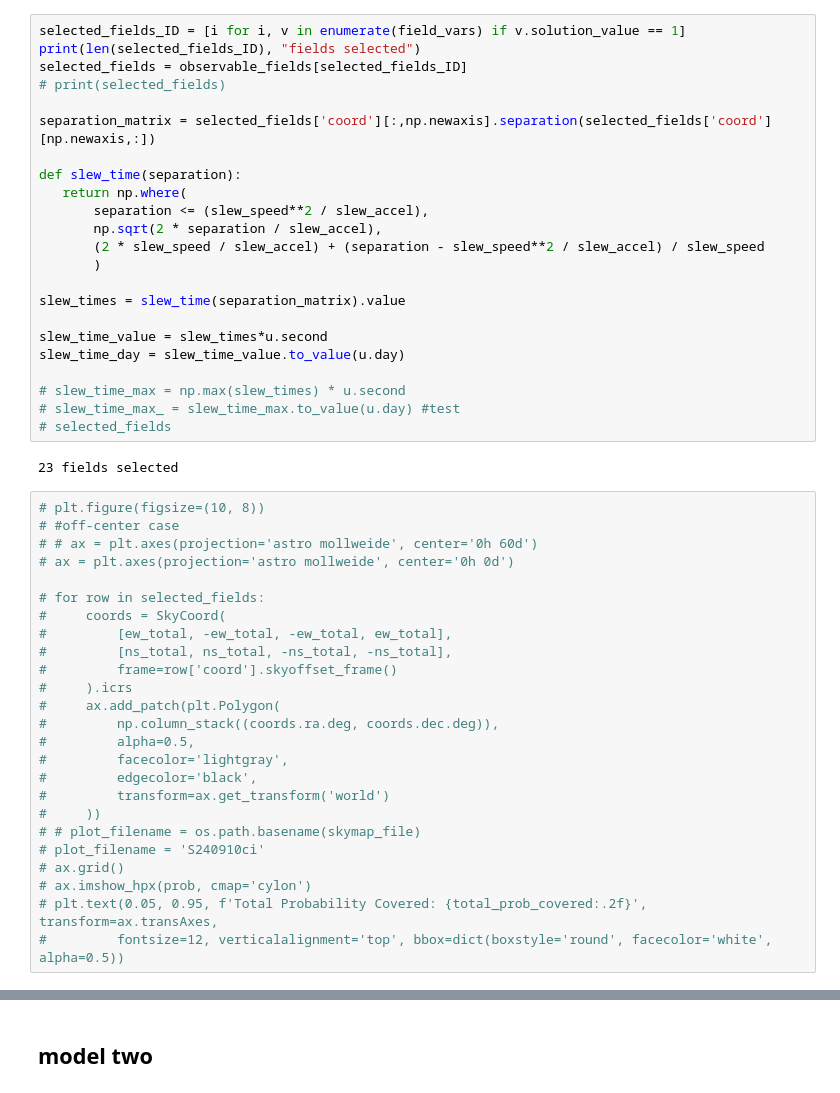
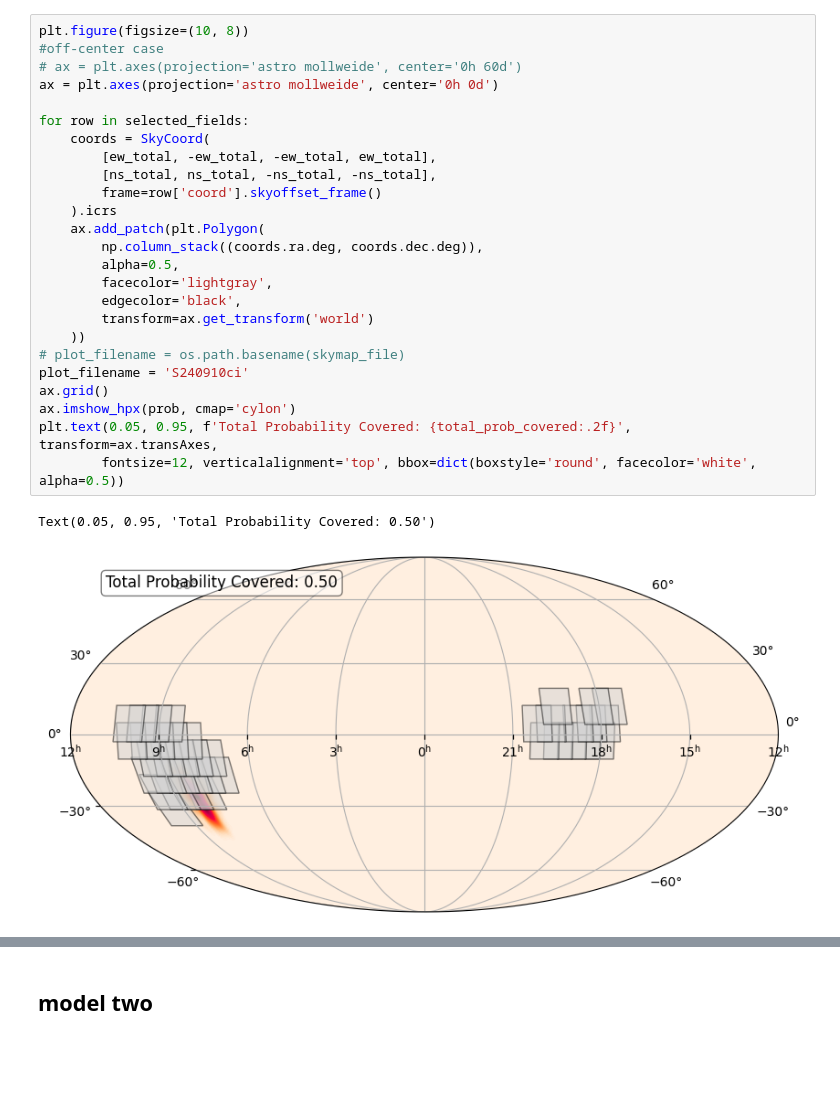
Before and after one commit to Yogesh-wagha/MILP_scheduler, a Jupyter notebook: MILP_scheduler_lexico.ipynb, the cells around one changed output, grey strips where cells are left out. Drawn from its saved outputs; the diff is of its cells as text; blank space fills up the shorter version.

```diff
--- a/MILP_scheduler_lexico.ipynb
+++ b/MILP_scheduler_lexico.ipynb
@@ -231,50 +231,28 @@ Total probability covered: 0.5768294449830063
-# %%
-selected_fields_ID = [i for i, v in enumerate(field_vars) if v.solution_value == 1]
-print(len(selected_fields_ID), "fields selected")
-selected_fields = observable_fields[selected_fields_ID]
-# print(selected_fields)
-
-separation_matrix = selected_fields['coord'][:,np.newaxis].separation(selected_fields['coord'][np.newaxis,:])
-
-def slew_time(separation):
-   return np.where(
-       separation <= (slew_speed**2 / slew_accel),
-       np.sqrt(2 * separation / slew_accel),
-       (2 * slew_speed / slew_accel) + (separation - slew_speed**2 / slew_accel) / slew_speed
-       )
-
-slew_times = slew_time(separation_matrix).value
-
-slew_time_value = slew_times*u.second
-slew_time_day = slew_time_value.to_value(u.day)
-
-# slew_time_max = np.max(slew_times) * u.second
-# slew_time_max_ = slew_time_max.to_value(u.day) #test
-# selected_fields
-# %% [output]
-23 fields selected
 # %%
-# plt.figure(figsize=(10, 8))
-# #off-center case
-# # ax = plt.axes(projection='astro mollweide', center='0h 60d')
-# ax = plt.axes(projection='astro mollweide', center='0h 0d')
+plt.figure(figsize=(10, 8))
+#off-center case
+# ax = plt.axes(projection='astro mollweide', center='0h 60d')
+ax = plt.axes(projection='astro mollweide', center='0h 0d')
 
-# for row in selected_fields:
-#     coords = SkyCoord(
-#         [ew_total, -ew_total, -ew_total, ew_total],
-#         [ns_total, ns_total, -ns_total, -ns_total],
-#         frame=row['coord'].skyoffset_frame()
-#     ).icrs
-#     ax.add_patch(plt.Polygon(
-#         np.column_stack((coords.ra.deg, coords.dec.deg)),
-#         alpha=0.5,
-#         facecolor='lightgray',
-#         edgecolor='black',
-#         transform=ax.get_transform('world')
-#     ))
-# # plot_filename = os.path.basename(skymap_file)
-# plot_filename = 'S240910ci'
-# ax.grid()
-# ax.imshow_hpx(prob, cmap='cylon')
-# plt.text(0.05, 0.95, f'Total Probability Covered: {total_prob_covered:.2f}', transform=ax.transAxes,
-#         fontsize=12, verticalalignment='top', bbox=dict(boxstyle='round', facecolor='white', alpha=0.5))
+for row in selected_fields:
+    coords = SkyCoord(
+        [ew_total, -ew_total, -ew_total, ew_total],
+        [ns_total, ns_total, -ns_total, -ns_total],
+        frame=row['coord'].skyoffset_frame()
+    ).icrs
+    ax.add_patch(plt.Polygon(
+        np.column_stack((coords.ra.deg, coords.dec.deg)),
+        alpha=0.5,
+        facecolor='lightgray',
+        edgecolor='black',
+        transform=ax.get_transform('world')
+    ))
+# plot_filename = os.path.basename(skymap_file)
+plot_filename = 'S240910ci'
+ax.grid()
+ax.imshow_hpx(prob, cmap='cylon')
+plt.text(0.05, 0.95, f'Total Probability Covered: {total_prob_covered:.2f}', transform=ax.transAxes,
+        fontsize=12, verticalalignment='top', bbox=dict(boxstyle='round', facecolor='white', alpha=0.5))
+# %% [output]
+Text(0.05, 0.95, 'Total Probability Covered: 0.50')
+[figure, added]
```
Also changed, not shown: parts of 21 cells of this notebook.
